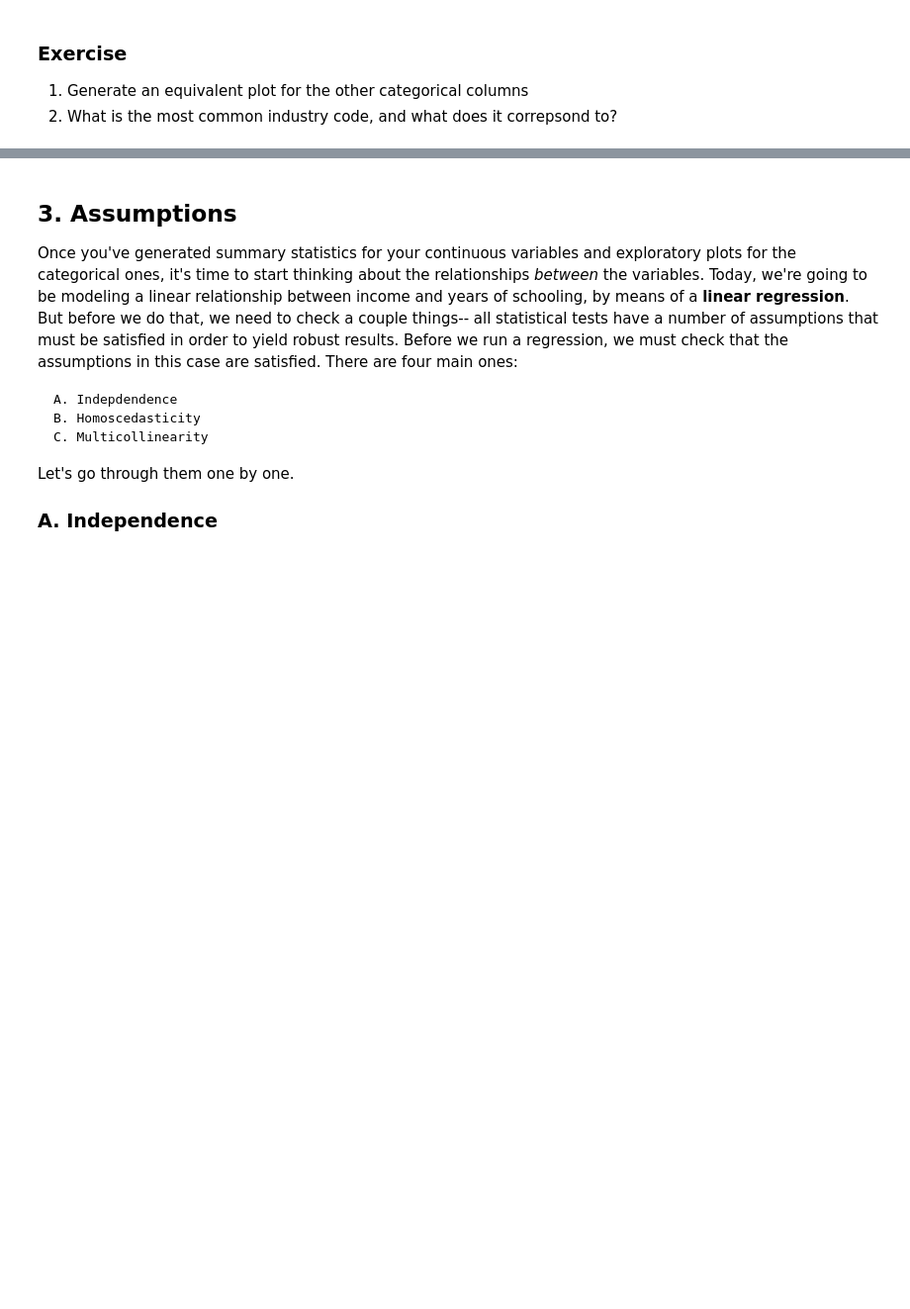
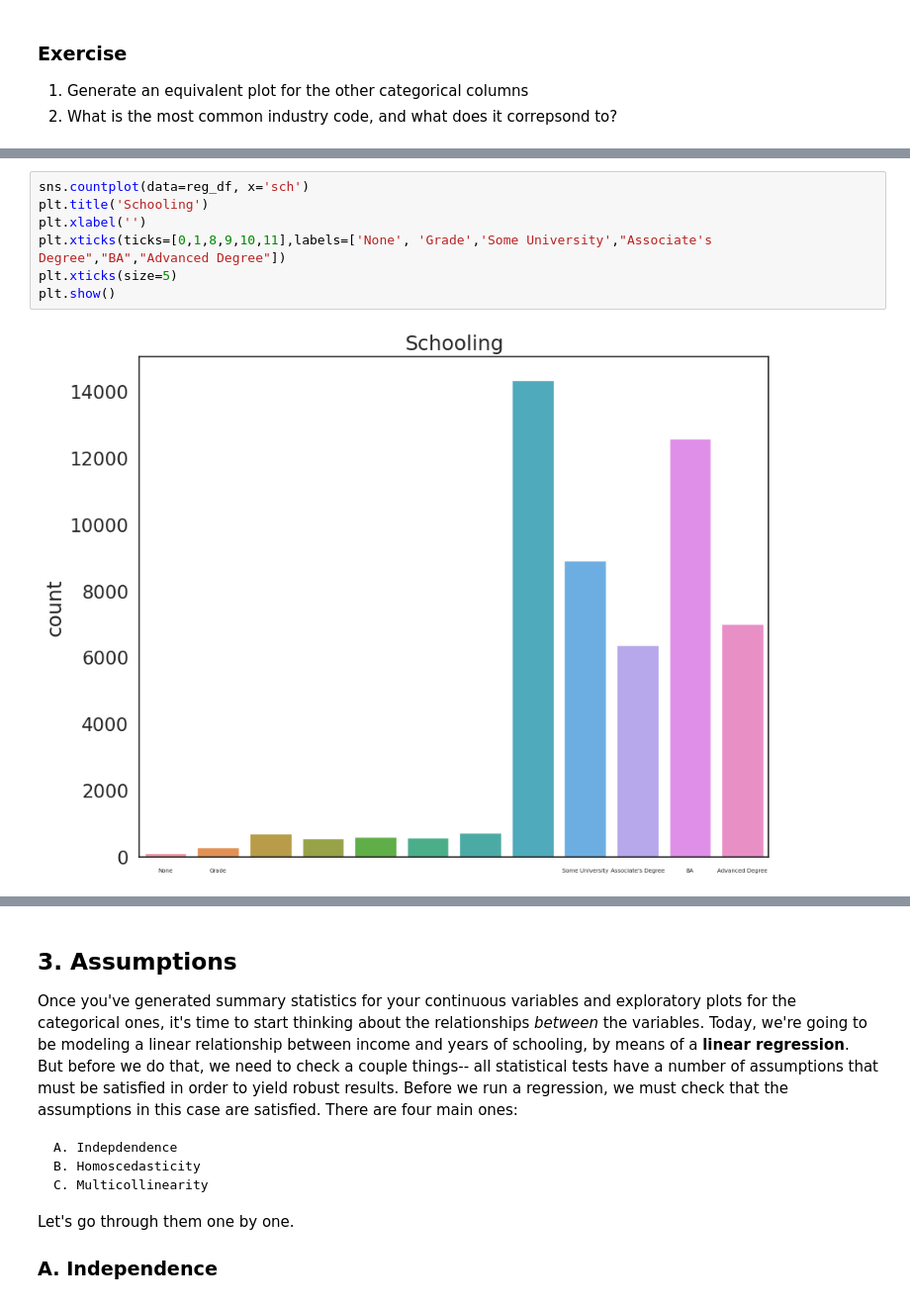
Before and after one commit to jaoshang/QM2, a Jupyter notebook: notebooks/W08. Linear Regression.ipynb, the cells around one changed output, grey strips where cells are left out. Shown at 99% size. Saved outputs shown, nothing was run; the diff lists cells and outputs as text; blank space fills up the shorter version.

```diff
--- a/notebooks/W08. Linear Regression.ipynb
+++ b/notebooks/W08. Linear Regression.ipynb
@@ -172,0 +179,9 @@ plt.show() # show the plot
+# %%
+sns.countplot(data=reg_df, x='sch')
+plt.title('Schooling')
+plt.xlabel('')
+plt.xticks(ticks=[0,1,8,9,10,11],labels=['None', 'Grade','Some University',"Associate's Degree","BA","Advanced Degree"])
+plt.xticks(size=5)
+plt.show()
+# %% [output]
+[figure, added]
```
Also changed, not shown: parts of 5 cells of this notebook.
